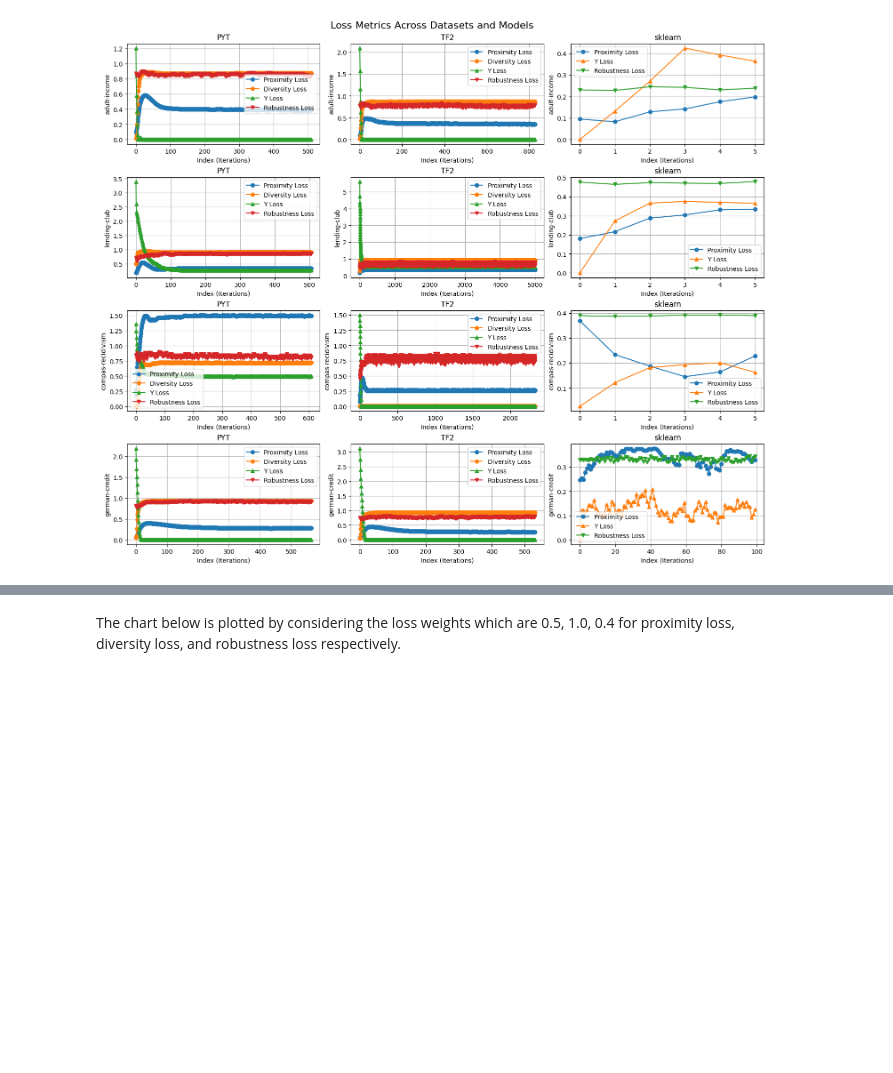
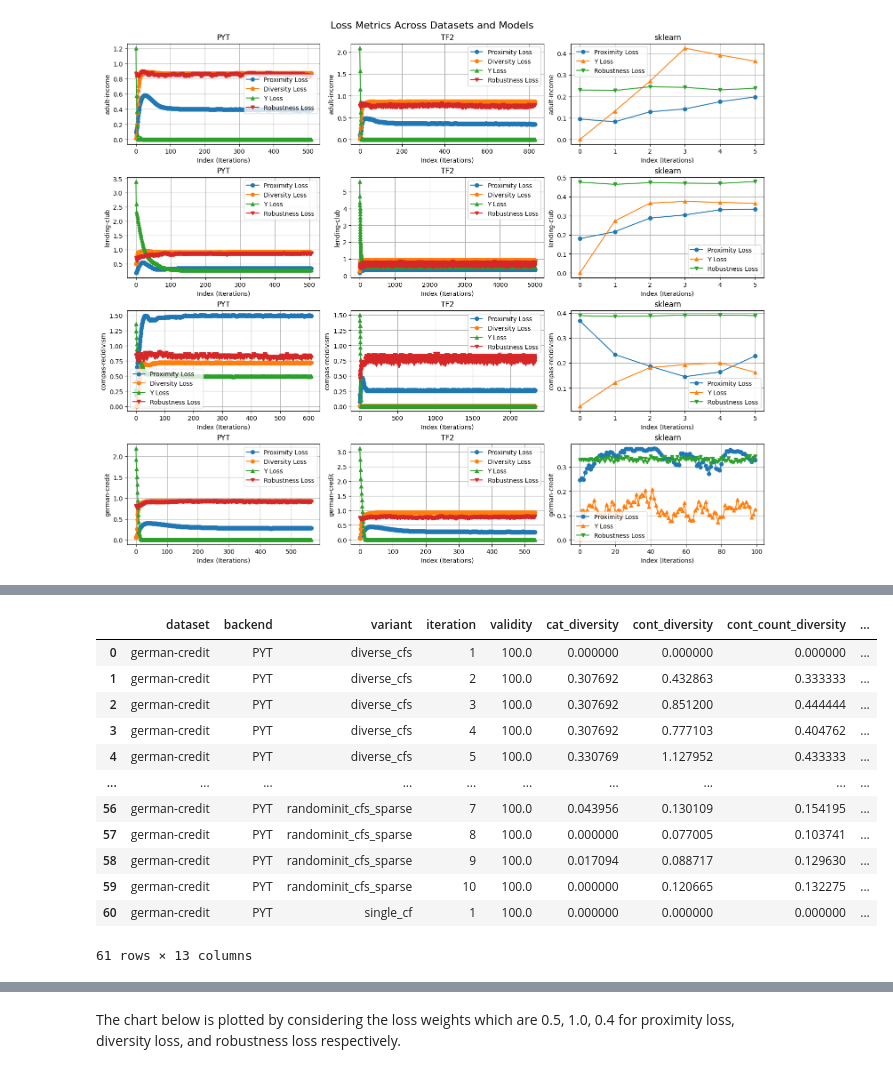
Before and after one commit to Dice-Extended/dice-x, a Jupyter notebook: docs/source/notebooks/Benchmarking_Preliminary_Metrics.ipynb, the cells around one changed output, grey strips where cells are left out. Saved outputs shown, nothing was run; the diff lists cells and outputs as text; code cells hidden in the pictures; blank space fills up the shorter version.

Commit message:
metrics computed

```diff
--- a/docs/source/notebooks/Benchmarking_Preliminary_Metrics.ipynb
+++ b/docs/source/notebooks/Benchmarking_Preliminary_Metrics.ipynb
@@ -352,0 +391,4 @@ Generating counterfactual datasets...: 8it [12:32, 96.05s/it, backend=TF2, datas
+# %%
+# Convert target column to binary (0 or 1 depending on whether its value is greater or less than 0.5)
+for (df_name, backend_name, target_name), cfe_dataset in cfe_datasets.items():
+    cfe_dataset[target_name] = np.where(cfe_dataset[target_name] < 0.5, 0, 1)
@@ -352,0 +445,4 @@ Generating counterfactual datasets...: 8it [12:32, 96.05s/it, backend=TF2, datas
+# %%
+## Load the model metrics file generated by training models with counterfactuals datasets.
+with open('cfe_models/model_metrics_result.pkl', 'rb') as cfe_model_metrics_file:
+    cfe_model_results = pickle.load(cfe_model_metrics_file)
@@ -352,0 +875,63 @@ Generating counterfactual datasets...: 8it [12:32, 96.05s/it, backend=TF2, datas
+# %%
+# If you run the cell above uncomment the two lines below to save results into a pickle file
+#with open("comparison_figure_1.pkl", "wb") as comp_file:
+#    pickle.dump(comparison_results, comp_file)
+import pickle
+with open("comparison_figure_1.pkl", "rb") as comp_file:
+    comparison_results = pickle.load(comp_file)
+# %%
+METRIC_KEYS = [
+    'validity',
+    'cat_diversity',
+    'cont_diversity',
+    'cont_count_diversity',
+    'cat_proximity',
+    'cont_proximity',
+    'sparsity',
+    'robustness',
+    'num_cfs'
+]
+
+rows = []
+for dataset, dataset_data in comparison_results.items():
+    # Get the PYT backend data for this dataset.
+    if 'PYT' not in dataset_data:
+        continue
+    pyt_data = dataset_data['PYT']
+    # Loop over all variants for the PYT backend.
+    for variant, metrics in pyt_data.items():
+        # Assume that all metric lists have the same length and that there is an "iteration" key.
+        iterations = metrics.get("iteration", list(range(1, len(metrics["validity"]) + 1)))
+        # For each iteration, create a row with all metric values.
+        for i, iter_val in enumerate(iterations):
+            row = {
+                "dataset": dataset,
+                "backend": "PYT",
+                "variant": variant,
+                "iteration": iter_val
+            }
+            # For each metric, get the value for this iteration.
+            for key in METRIC_KEYS:
+                # If the metric list is too short, use None.
+                row[key] = metrics[key][i] if i < len(metrics[key]) else None
+            rows.append(row)
+
+df_table = pd.DataFrame(rows)
+
+# Optionally, sort the table by dataset, variant, and iteration.
+df_table = df_table.sort_values(by=["dataset", "variant", "iteration"])
+df_table.head(400)
+# %% [output]
+|  | dataset | backend | variant | iteration | validity | cat_diversity | cont_diversity | cont_count_diversity | ... |
+| 0 | german-credit | PYT | diverse_cfs | 1 | 100.0 | 0.000000 | 0.000000 | 0.000000 | ... |
+| 1 | german-credit | PYT | diverse_cfs | 2 | 100.0 | 0.307692 | 0.432863 | 0.333333 | ... |
+| 2 | german-credit | PYT | diverse_cfs | 3 | 100.0 | 0.307692 | 0.851200 | 0.444444 | ... |
+| 3 | german-credit | PYT | diverse_cfs | 4 | 100.0 | 0.307692 | 0.777103 | 0.404762 | ... |
+| 4 | german-credit | PYT | diverse_cfs | 5 | 100.0 | 0.330769 | 1.127952 | 0.433333 | ... |
+| ... | ... | ... | ... | ... | ... | ... | ... | ... | ... |
+| 56 | german-credit | PYT | randominit_cfs_sparse | 7 | 100.0 | 0.043956 | 0.130109 | 0.154195 | ... |
+| 57 | german-credit | PYT | randominit_cfs_sparse | 8 | 100.0 | 0.000000 | 0.077005 | 0.103741 | ... |
+| 58 | german-credit | PYT | randominit_cfs_sparse | 9 | 100.0 | 0.017094 | 0.088717 | 0.129630 | ... |
+| 59 | german-credit | PYT | randominit_cfs_sparse | 10 | 100.0 | 0.000000 | 0.120665 | 0.132275 | ... |
+| 60 | german-credit | PYT | single_cf | 1 | 100.0 | 0.000000 | 0.000000 | 0.000000 | ... |
+61 rows × 13 columns
```
Also changed, not shown: parts of 8 cells of this notebook, 28 other files.
